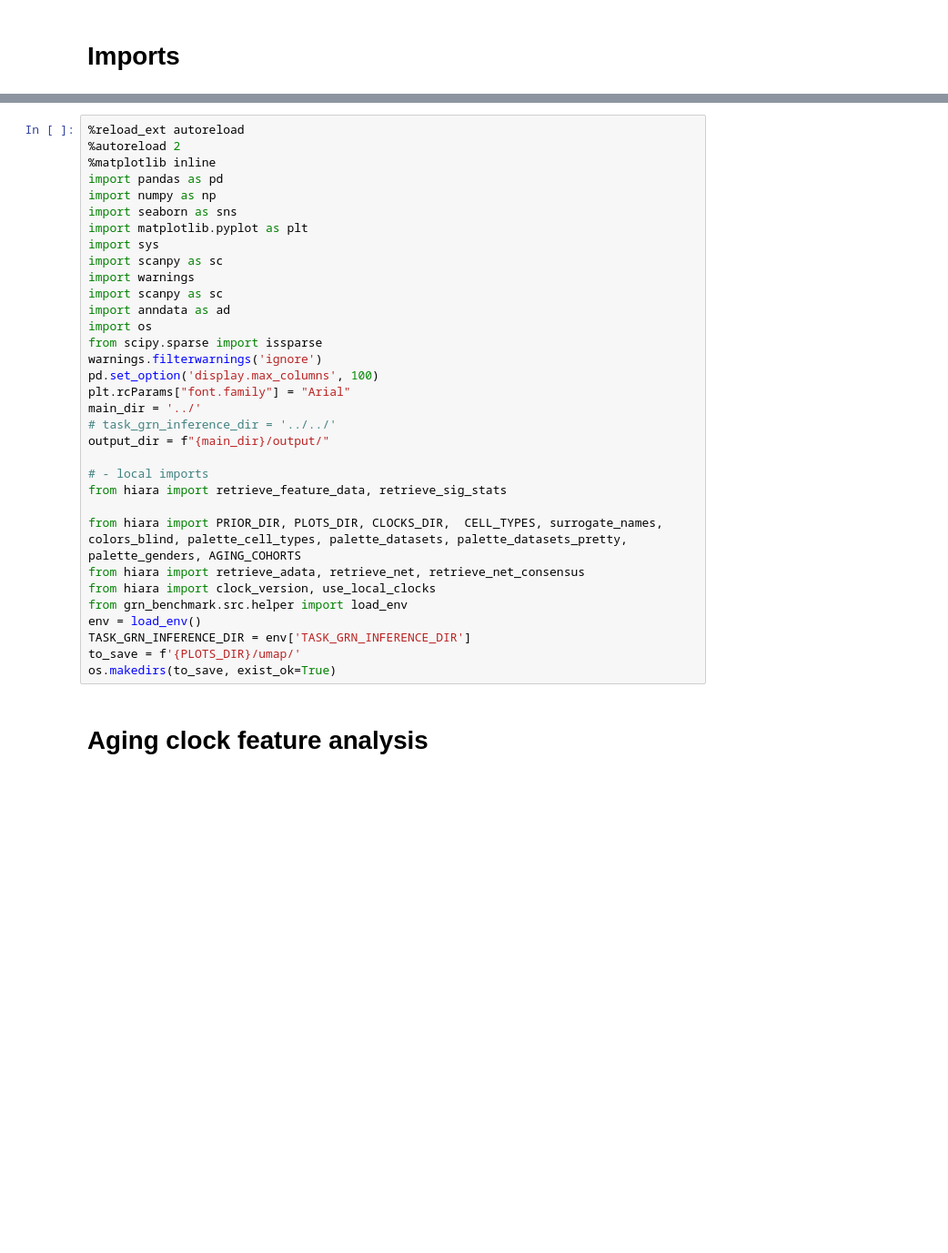
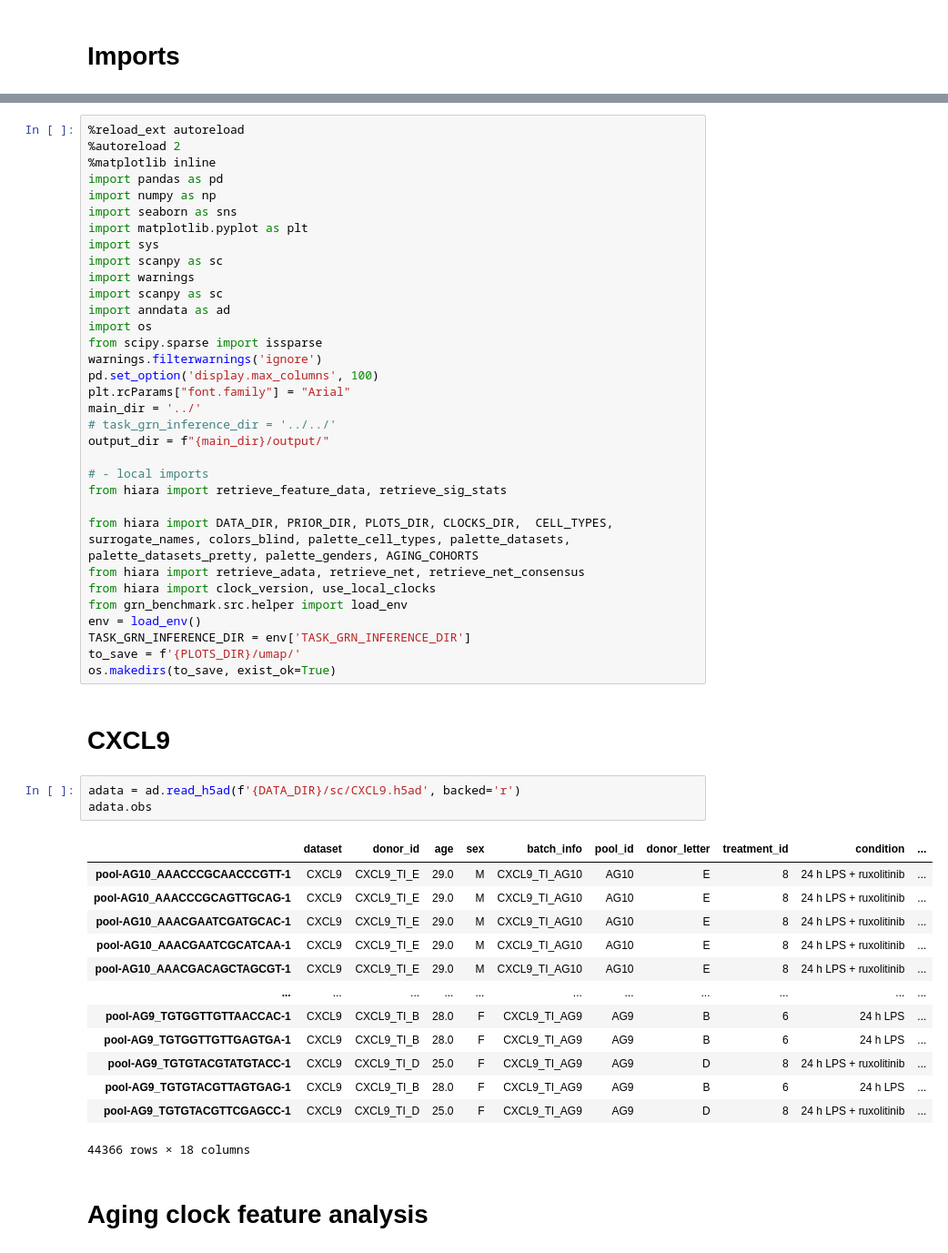
Before and after one commit to janursa/HIRA, a Jupyter notebook: notebooks/supp_results.ipynb, the cells around one changed output, grey strips where cells are left out. Shown at 91% size. Saved outputs shown, nothing was run; the diff lists cells and outputs as text; blank space fills up the shorter version.

```diff
--- a/notebooks/supp_results.ipynb
+++ b/notebooks/supp_results.ipynb
@@ -29,7 +30,7 @@ output_dir = f"{main_dir}/output/"
 # - local imports
 from hiara import retrieve_feature_data, retrieve_sig_stats
 
-from hiara import PRIOR_DIR, PLOTS_DIR, CLOCKS_DIR,  CELL_TYPES, surrogate_names, colors_blind, palette_cell_types, palette_datasets, palette_datasets_pretty, palette_genders, AGING_COHORTS
+from hiara import DATA_DIR, PRIOR_DIR, PLOTS_DIR, CLOCKS_DIR,  CELL_TYPES, surrogate_names, colors_blind, palette_cell_types, palette_datasets, palette_datasets_pretty, palette_genders, AGING_COHORTS
 from hiara import retrieve_adata, retrieve_net, retrieve_net_consensus
 from hiara import clock_version, use_local_clocks
 from grn_benchmark.src.helper import load_env
@@ -37,6 +38,25 @@ env = load_env()
 TASK_GRN_INFERENCE_DIR = env['TASK_GRN_INFERENCE_DIR']
 to_save = f'{PLOTS_DIR}/umap/'
 os.makedirs(to_save, exist_ok=True)
+# %% [markdown]
+# CXCL9
+# %%
+adata = ad.read_h5ad(f'{DATA_DIR}/sc/CXCL9.h5ad', backed='r')
+adata.obs
+# %% [output]
+|  | dataset | donor_id | age | sex | batch_info | pool_id | donor_letter | treatment_id | condition | ... |
+| pool-AG10_AAACCCGCAACCCGTT-1 | CXCL9 | CXCL9_TI_E | 29.0 | M | CXCL9_TI_AG10 | AG10 | E | 8 | 24 h LPS + ruxolitinib | ... |
+| pool-AG10_AAACCCGCAGTTGCAG-1 | CXCL9 | CXCL9_TI_E | 29.0 | M | CXCL9_TI_AG10 | AG10 | E | 8 | 24 h LPS + ruxolitinib | ... |
+| pool-AG10_AAACGAATCGATGCAC-1 | CXCL9 | CXCL9_TI_E | 29.0 | M | CXCL9_TI_AG10 | AG10 | E | 8 | 24 h LPS + ruxolitinib | ... |
+| pool-AG10_AAACGAATCGCATCAA-1 | CXCL9 | CXCL9_TI_E | 29.0 | M | CXCL9_TI_AG10 | AG10 | E | 8 | 24 h LPS + ruxolitinib | ... |
+| pool-AG10_AAACGACAGCTAGCGT-1 | CXCL9 | CXCL9_TI_E | 29.0 | M | CXCL9_TI_AG10 | AG10 | E | 8 | 24 h LPS + ruxolitinib | ... |
+| ... | ... | ... | ... | ... | ... | ... | ... | ... | ... | ... |
+| pool-AG9_TGTGGTTGTTAACCAC-1 | CXCL9 | CXCL9_TI_B | 28.0 | F | CXCL9_TI_AG9 | AG9 | B | 6 | 24 h LPS | ... |
+| pool-AG9_TGTGGTTGTTGAGTGA-1 | CXCL9 | CXCL9_TI_B | 28.0 | F | CXCL9_TI_AG9 | AG9 | B | 6 | 24 h LPS | ... |
+| pool-AG9_TGTGTACGTATGTACC-1 | CXCL9 | CXCL9_TI_D | 25.0 | F | CXCL9_TI_AG9 | AG9 | D | 8 | 24 h LPS + ruxolitinib | ... |
+| pool-AG9_TGTGTACGTTAGTGAG-1 | CXCL9 | CXCL9_TI_B | 28.0 | F | CXCL9_TI_AG9 | AG9 | B | 6 | 24 h LPS | ... |
+| pool-AG9_TGTGTACGTTCGAGCC-1 | CXCL9 | CXCL9_TI_D | 25.0 | F | CXCL9_TI_AG9 | AG9 | D | 8 | 24 h LPS + ruxolitinib | ... |
+44366 rows × 18 columns
 # %% [markdown]
 # Aging clock feature analysis
 # %% [markdown]
```
Also changed, not shown: parts of 1 cell of this notebook, 5 other files.
